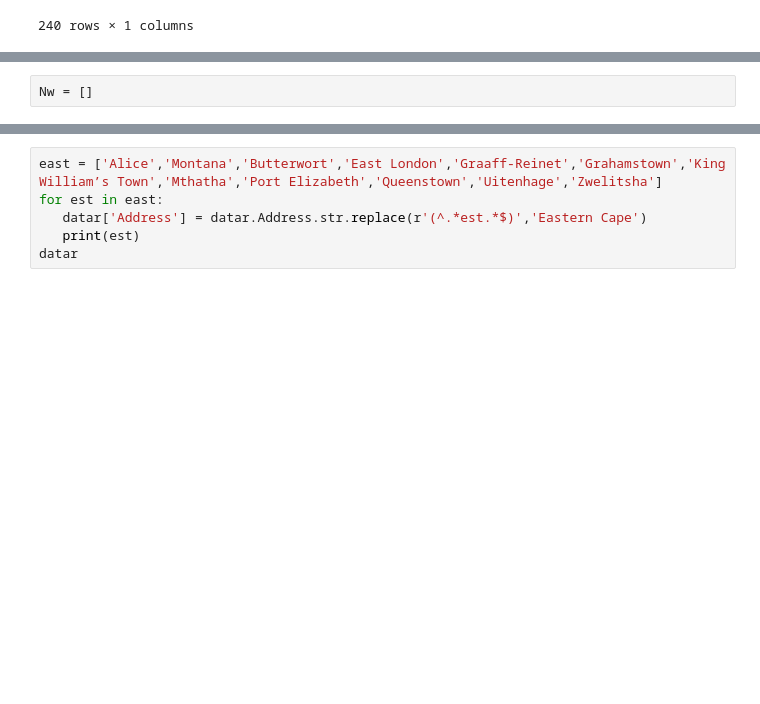
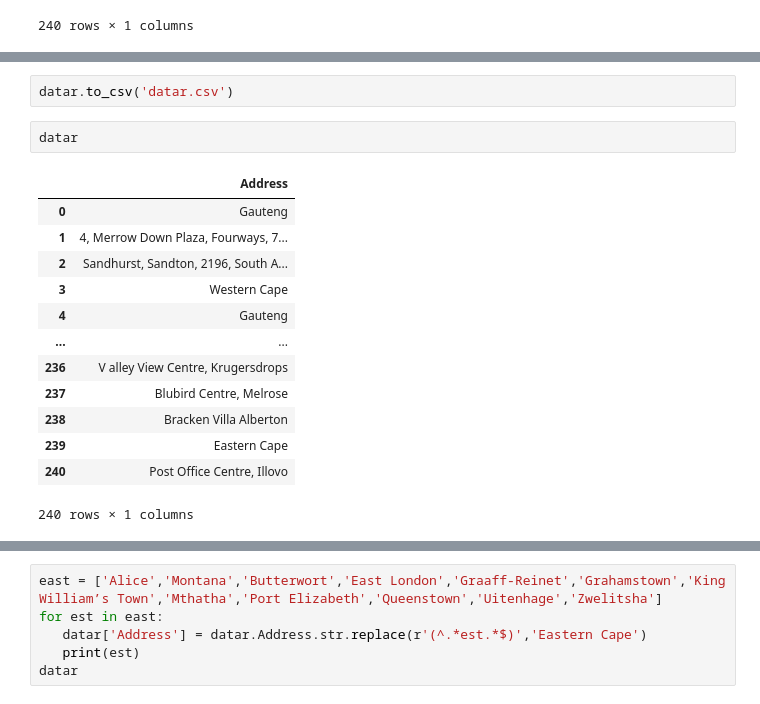
Before and after one commit to hargbholarhan/Creatify, a Jupyter notebook: Untitled1.ipynb, the cells around one changed output, grey strips where cells are left out. Cells and saved outputs as stored; diff of their text form; blank space fills up the shorter version.

```diff
--- a/Untitled1.ipynb
+++ b/Untitled1.ipynb
@@ -194,2 +272,18 @@ datar['Address'] = datar.Address.str.replace(r'(^.*Benoni.*$)', 'Gauteng')
-# %%
-Nw = []
+# %%
+datar.to_csv('datar.csv')
+# %%
+datar
+# %% [output]
+|  | Address |
+| 0 | Gauteng |
+| 1 | 4, Merrow Down Plaza, Fourways, 7... |
+| 2 | Sandhurst, Sandton, 2196, South A... |
+| 3 | Western Cape |
+| 4 | Gauteng |
+| ... | ... |
+| 236 | V alley View Centre, Krugersdrops |
+| 237 | Blubird Centre, Melrose |
+| 238 | Bracken Villa Alberton |
+| 239 | Eastern Cape |
+| 240 | Post Office Centre, Illovo |
+240 rows × 1 columns
```
Also changed, not shown: parts of 2 cells of this notebook.
